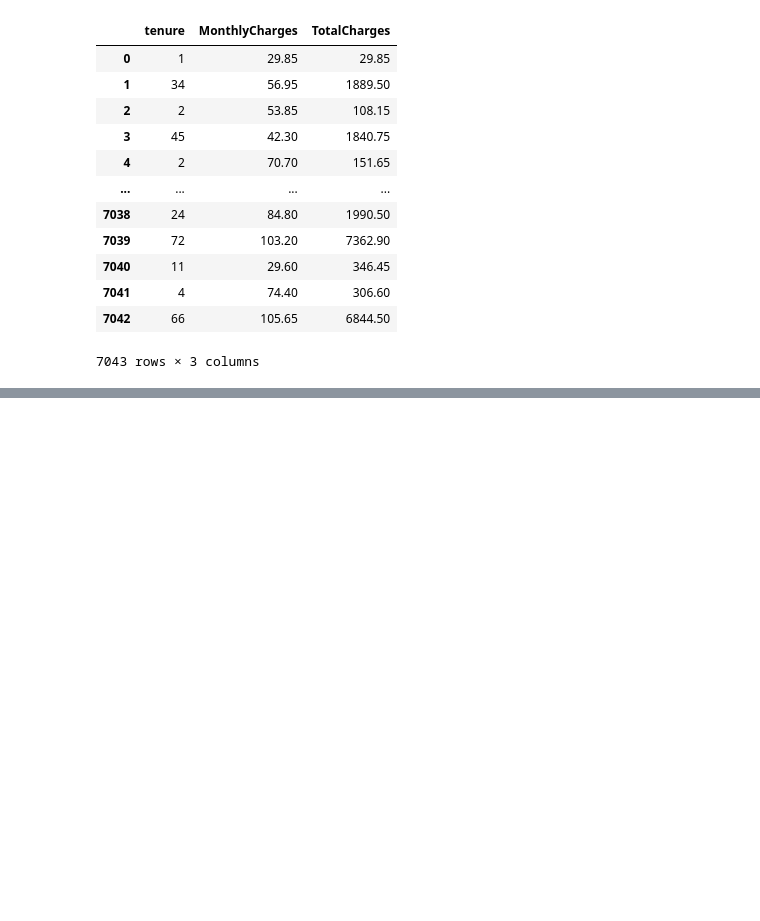
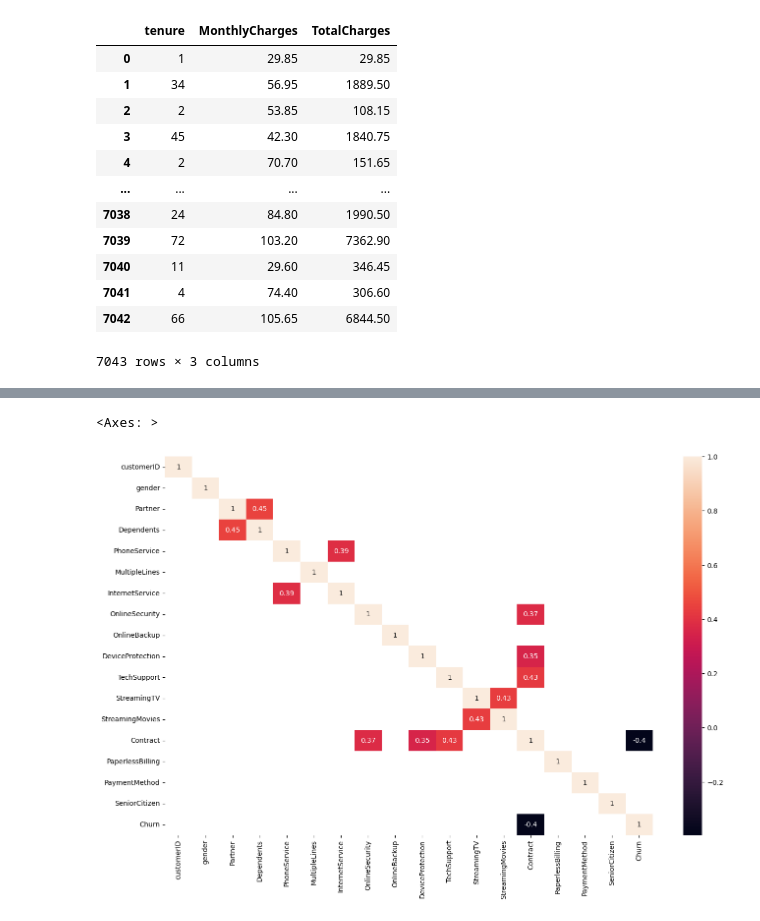
Before and after one commit to ramashishpanchal/Customer-Churn, a Jupyter notebook: main.ipynb, the cells around one changed output, grey strips where cells are left out. Saved outputs shown, nothing was run; the diff lists cells and outputs as text; code cells hidden in the pictures; blank space fills up the shorter version.

```diff
--- a/main.ipynb
+++ b/main.ipynb
@@ -153,0 +219,20 @@ numerical_columns
+# %%
+from sklearn.preprocessing import LabelEncoder
+encoder={}
+for col in categorical_columns:
+    encoder[col]=LabelEncoder()
+    categorical_columns[col]=encoder[col].fit_transform(categorical_columns[col])
+
+categorical_columns['Churn']=data['Churn'].map({
+    'Yes':1,
+    'No':0
+})
+# %%
+cat_corr=categorical_columns.corr()
+plt.figure(figsize=(16,10))
+
+filtered_table=cat_corr[(cat_corr >= 0.3) | (cat_corr <= -0.3)]
+sns.heatmap(filtered_table ,annot=True)
+# %% [output]
+<Axes: >
+[figure, added]
```
Also changed, not shown: parts of 21 cells of this notebook.
